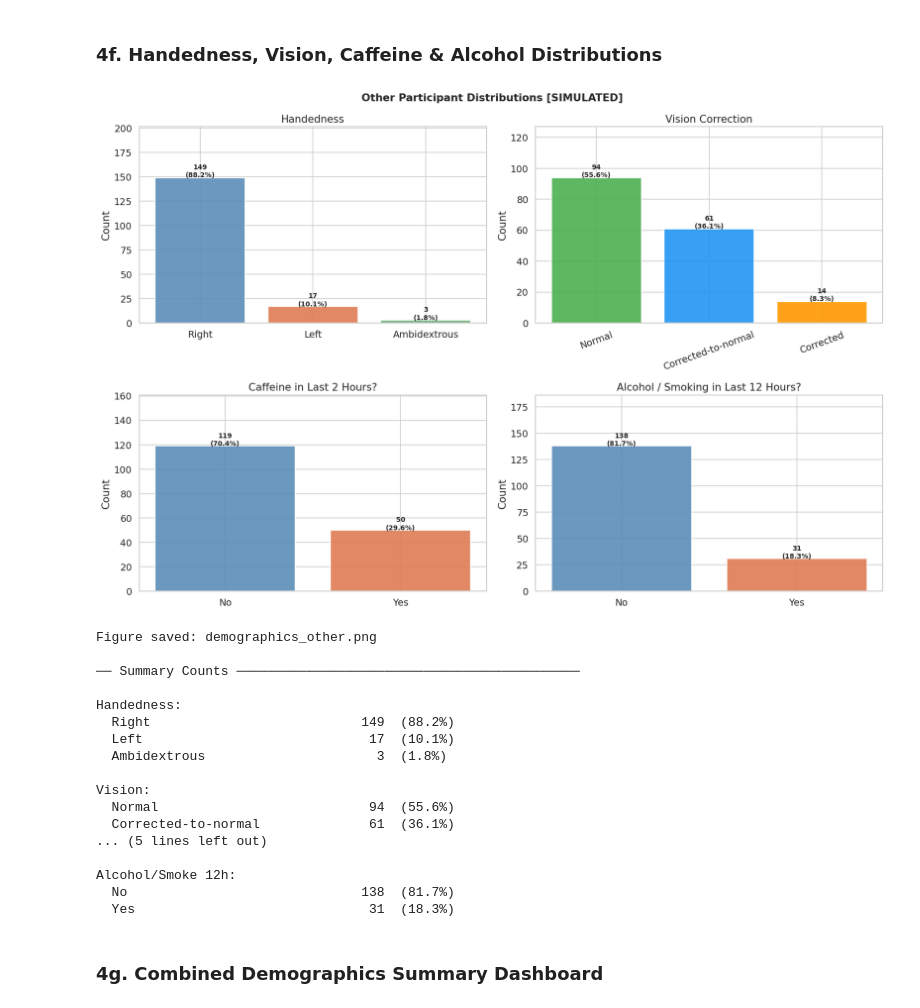
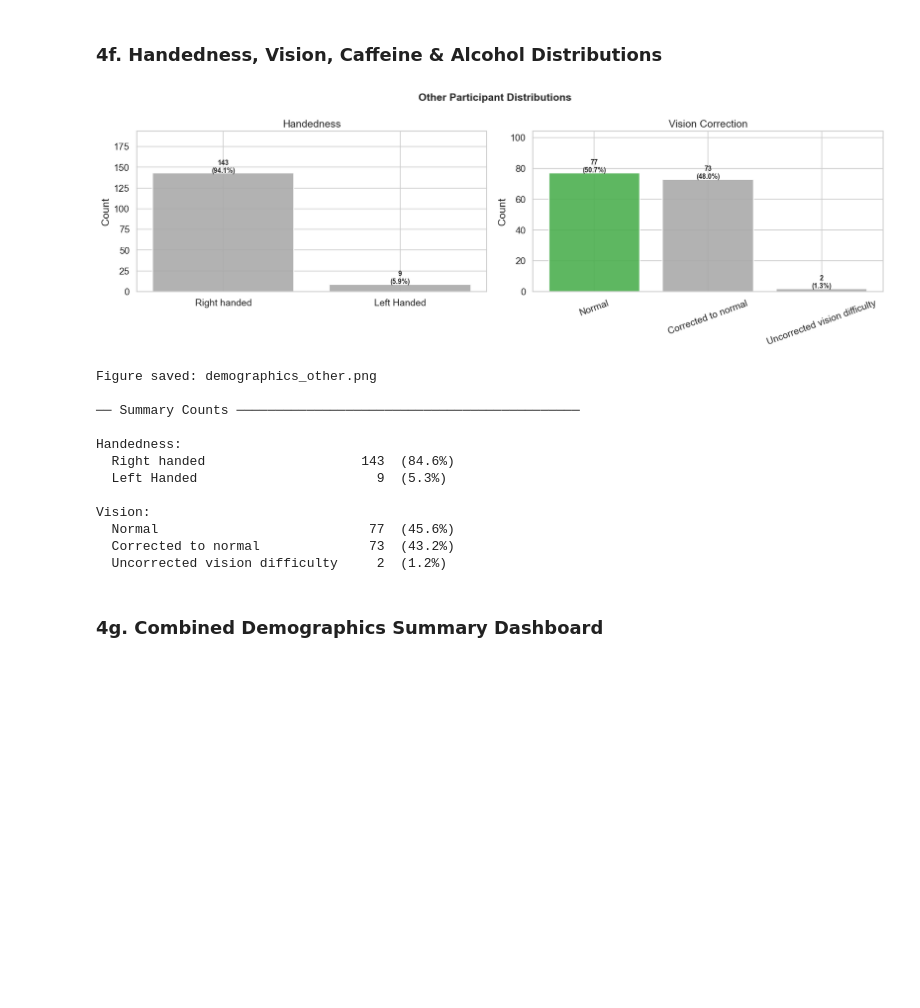
Before and after one commit to AlooKaLaddoo/Break-Fast_BRSM_Project, a Jupyter notebook: BRSM_EDA.ipynb, the cells around one changed output. Saved outputs shown, nothing was run; the diff lists cells and outputs as text; code cells hidden in the pictures; blank space fills up the shorter version.

```diff
--- a/BRSM_EDA.ipynb
+++ b/BRSM_EDA.ipynb
@@ -671,64 +666,58 @@ VIS_COLORS  = {'Normal': '#4CAF50', 'Corrected-to-normal': '#2196F3',
 YN_COLORS   = {'No': '#5B8DB8', 'Yes': '#E07B54'}
 
 def plot_categorical_dist(ax, series, title, colors_map, rotate=False):
+    if series.name not in df_actual_demo.columns:
+        ax.set_title(title + " (Data not available)")
+        return
     vc  = series.value_counts()
     pct = (vc / vc.sum() * 100).round(1)
     cols = [colors_map.get(k, '#aaaaaa') for k in vc.index]
     bars = ax.bar(vc.index, vc.values, color=cols, edgecolor='white',
                   linewidth=1.5, alpha=0.9)
     for bar, val, p in zip(bars, vc.values, pct.values):
         ax.text(bar.get_x() + bar.get_width()/2, bar.get_height() + 0.3,
                 f'{val}\n({p}%)', ha='center', fontsize=9, fontweight='bold')
     ax.set_title(title)
     ax.set_ylabel('Count')
     ax.set_ylim(0, vc.max() * 1.35)
     if rotate:
         ax.tick_params(axis='x', rotation=20)
 
-fig, axes = plt.subplots(2, 2, figsize=(15, 10))
+fig, axes = plt.subplots(1, 2, figsize=(15, 5))
 fig.suptitle(f'Other Participant Distributions{suffix}', fontsize=14, fontweight='bold')
 
-plot_categorical_dist(axes[0, 0], df_actual_demo['handedness'],
+plot_categorical_dist(axes[0], df_actual_demo['handedness'],
                       'Handedness', HAND_COLORS)
-plot_categorical_dist(axes[0, 1], df_actual_demo['vision'],
+plot_categorical_dist(axes[1], df_actual_demo['vision'],
                       'Vision Correction', VIS_COLORS, rotate=True)
-plot_categorical_dist(axes[1, 0], df_actual_demo['caffeine_2h'],
-                      'Caffeine in Last 2 Hours?', YN_COLORS)
-plot_categorical_dist(axes[1, 1], df_actual_demo['alcohol_smoke_12h'],
-                      'Alcohol / Smoking in Last 12 Hours?', YN_COLORS)
 
 plt.tight_layout()
 plt.savefig('demographics_other.png', dpi=140, bbox_inches='tight')
 plt.show()
 print("Figure saved: demographics_other.png")
 
 # ── Summary table ─────────────────────────────────────────────────────────
 print("\n── Summary Counts ────────────────────────────────────────────")
-for col, label in [('handedness','Handedness'), ('vision','Vision'),
-                   ('caffeine_2h','Caffeine 2h'), ('alcohol_smoke_12h','Alcohol/Smoke 12h')]:
-    vc = df_actual_demo[col].value_counts()
-    print(f"\n{label}:")
-    for k, v in vc.items():
-        print(f"  {k:30s}  {v:3d}  ({v/len(df_actual_demo)*100:.1f}%)")
+for col, label in [('handedness','Handedness'), ('vision','Vision')]:
+    if col in df_actual_demo.columns:
+        vc = df_actual_demo[col].value_counts()
+        print(f"\n{label}:")
+        for k, v in vc.items():
+            print(f"  {k:30s}  {v:3d}  ({v/len(df_actual_demo)*100:.1f}%)")
 # %% [output]
-[figure, old version]
+[figure, new version]
 Figure saved: demographics_other.png
 
 ── Summary Counts ────────────────────────────────────────────
 
 Handedness:
-  Right                           149  (88.2%)
-  Left                             17  (10.1%)
-  Ambidextrous                      3  (1.8%)
+  Right handed                    143  (84.6%)
+  Left Handed                       9  (5.3%)
 
 Vision:
-  Normal                           94  (55.6%)
-  Corrected-to-normal              61  (36.1%)
-... (5 lines left out)
-
-Alcohol/Smoke 12h:
-  No                              138  (81.7%)
-  Yes                              31  (18.3%)
+  Normal                           77  (45.6%)
+  Corrected to normal              73  (43.2%)
+  Uncorrected vision difficulty     2  (1.2%)
 # %% [markdown]
 ### 4g. Combined Demographics Summary Dashboard
 # %%
```
Also changed, not shown: parts of 24 cells of this notebook, 7 other files.
